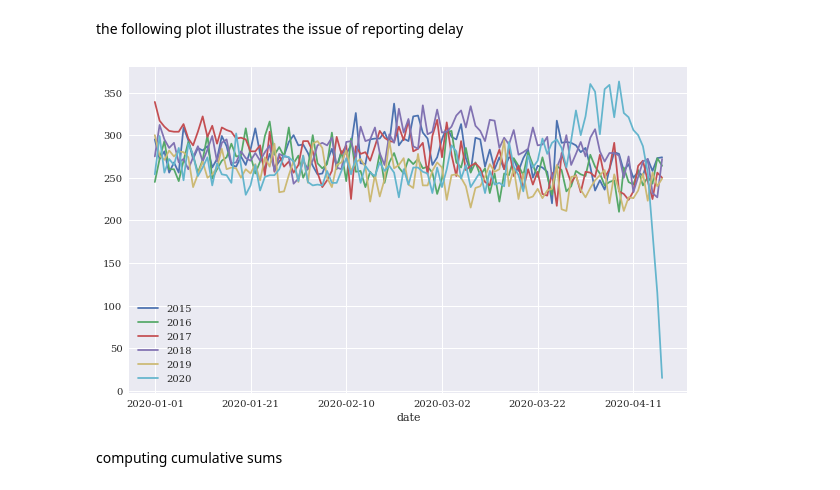
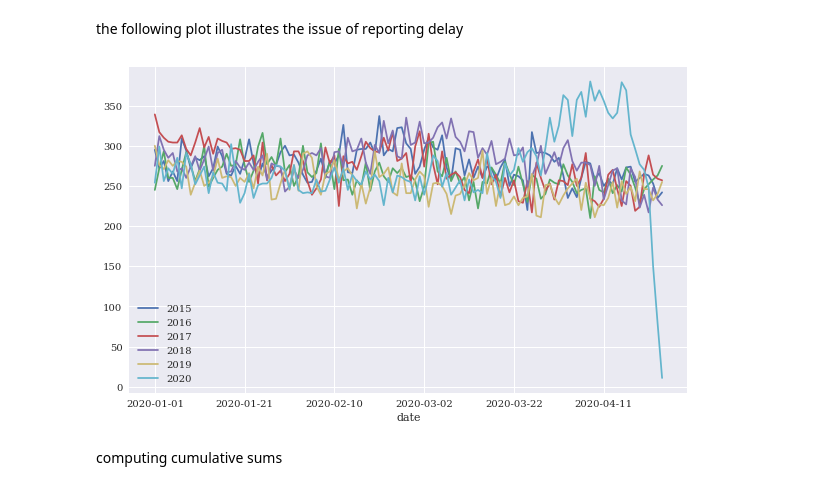
Before and after one commit to sebastianhohmann/covid19_total_death, a Jupyter notebook: sweden/SW_counterfactual.ipynb, the cells around one changed output. Drawn from its saved outputs; the diff is of its cells as text; code cells hidden in the pictures.

```diff
--- a/sweden/SW_counterfactual.ipynb
+++ b/sweden/SW_counterfactual.ipynb
@@ -33,7 +33,7 @@ def convert_months(month):
 
     return months[month]
 # %%
-df = pd.read_excel('./total_death/2020-04-17---preliminar-statistik-over-doda-inkl-eng.xlsx', sheet_name='Tabell 1', skiprows=6)
+df = pd.read_excel('./total_death/2020-04-24---preliminar-statistik-over-doda-inkl-eng.xlsx', sheet_name='Tabell 1', skiprows=6)
 # %%
 df = df[['DagMånad', 2015, 2016, 2017, 2018, 2019, 2020]].iloc[:-1,:].reset_index(drop=True).copy(deep=True)
 # %% [markdown]
@@ -49,11 +49,11 @@ df['date']  =  pd.to_datetime(df['date'] , format='%Y%m%d', errors='ignore')
 # %% [markdown]
 the following plot illustrates the issue of reporting delay
 # %%
-df_rd = df[(df.date <= '2020-04-17') & (df.date != '2020-02-29')].reset_index(drop=True).drop(['day', 'month'], axis=1).copy(deep=True)
+df_rd = df[(df.date <= '2020-04-24') & (df.date != '2020-02-29')].reset_index(drop=True).drop(['day', 'month'], axis=1).copy(deep=True)
 df_rd.index=df_rd.date
 del df_rd['date']
 df_rd.plot(figsize=(10, 6))
 plt.show()
 # %% [output]
-[figure, old version]
+[figure, new version]
 # %%
```
Also changed, not shown: parts of 3 cells of this notebook, 3 other files.
